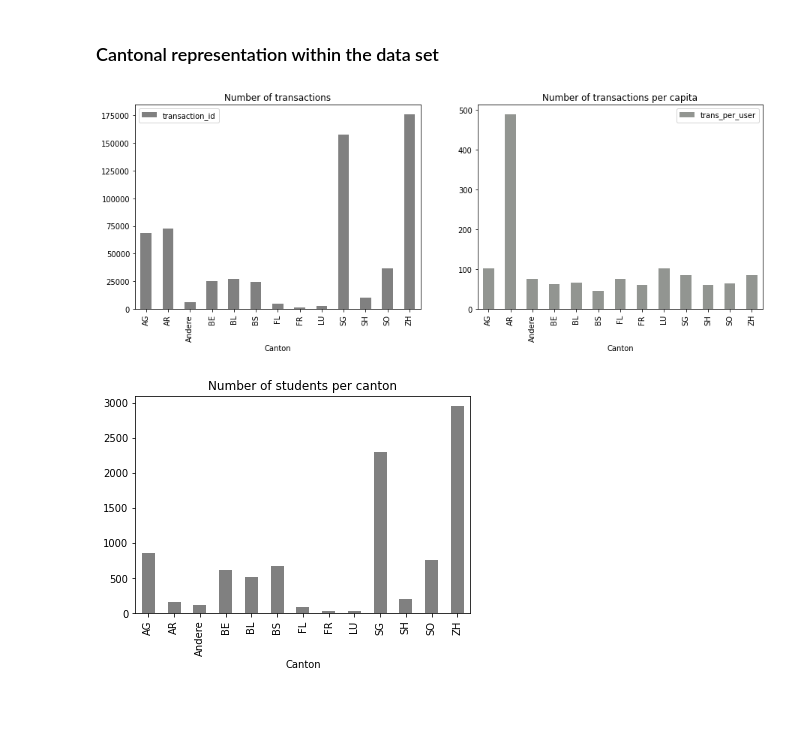
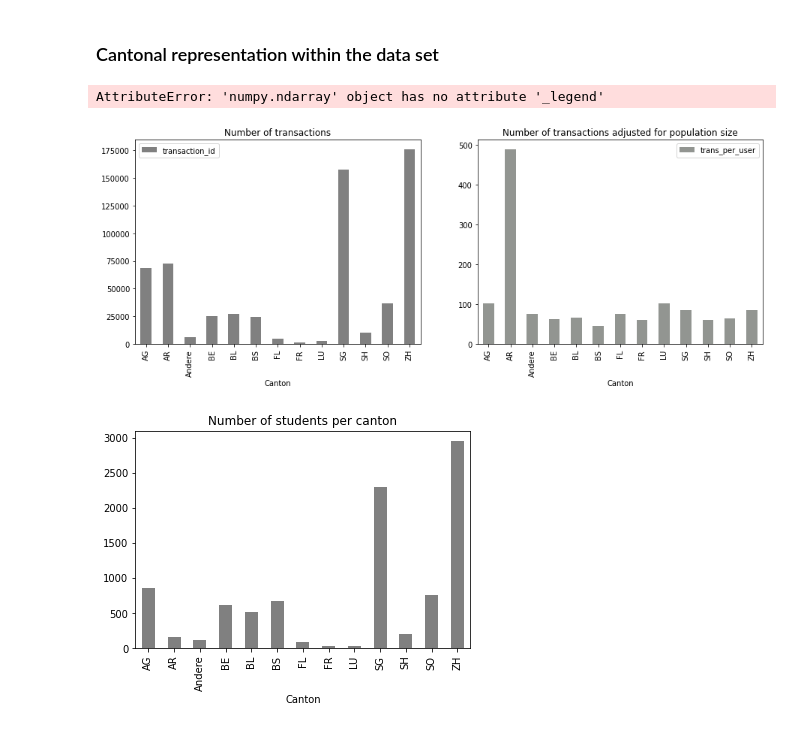
Before and after one commit to ML4BD/milestone-4-roguesgallery, a Jupyter notebook: notebooks/Milestone04/m4_lernnavi_342485.ipynb, the cells around one changed output. Drawn from its saved outputs; the diff is of its cells as text; code cells hidden in the pictures.

```diff
--- a/notebooks/Milestone04/m4_lernnavi_342485.ipynb
+++ b/notebooks/Milestone04/m4_lernnavi_342485.ipynb
@@ -103,32 +103,32 @@ greyscale = ['#808080', '#929591']
 # %%
 def activity_per(colname):
 
     users_per = users[['user_id', colname]]
     size_per = users_per.pivot_table(index=colname, values=['user_id'], aggfunc='nunique').reset_index()
 
     activity_per = transactions.merge(users_per, on='user_id', how='left')
     transactions_per = activity_per.pivot_table(index=colname,
                                                 values=['transaction_id', 'user_id'],
                                                 aggfunc={'transaction_id':'count', 'user_id':'nunique'}).reset_index()
     transactions_per['trans_per_user'] = transactions_per['transaction_id']/transactions_per['user_id']
 
     return users_per, size_per, transactions_per
 
 
 
 users_canton, canton_size, canton_transactions = activity_per('canton')
 ax = canton_transactions.plot.bar(x='canton',
                                   y=['transaction_id', 'trans_per_user'],
                                   subplots=True,
                                   layout=(1,2),
                                   figsize=(15,5),
-                                  title=['Number of transactions', 'Number of transactions per capita'],
+                                  title=['Number of transactions', 'Number of transactions adjusted for population size'],
                                   xlabel="Canton",
-                                  color=greyscale,
-                                  legend=False)
+                                  color=greyscale)
 ax[0][0].get_figure().savefig(FIG_DIR + "cantonal_representation.jpg")
 # %% [output]
+AttributeError: 'numpy.ndarray' object has no attribute '_legend'
-[figure, old version]
+[figure, new version]
 # %%
 ax = canton_size.plot.bar(x='canton',
                           y='user_id',
```
Also changed, not shown: parts of 2 cells of this notebook, 3 other files.
